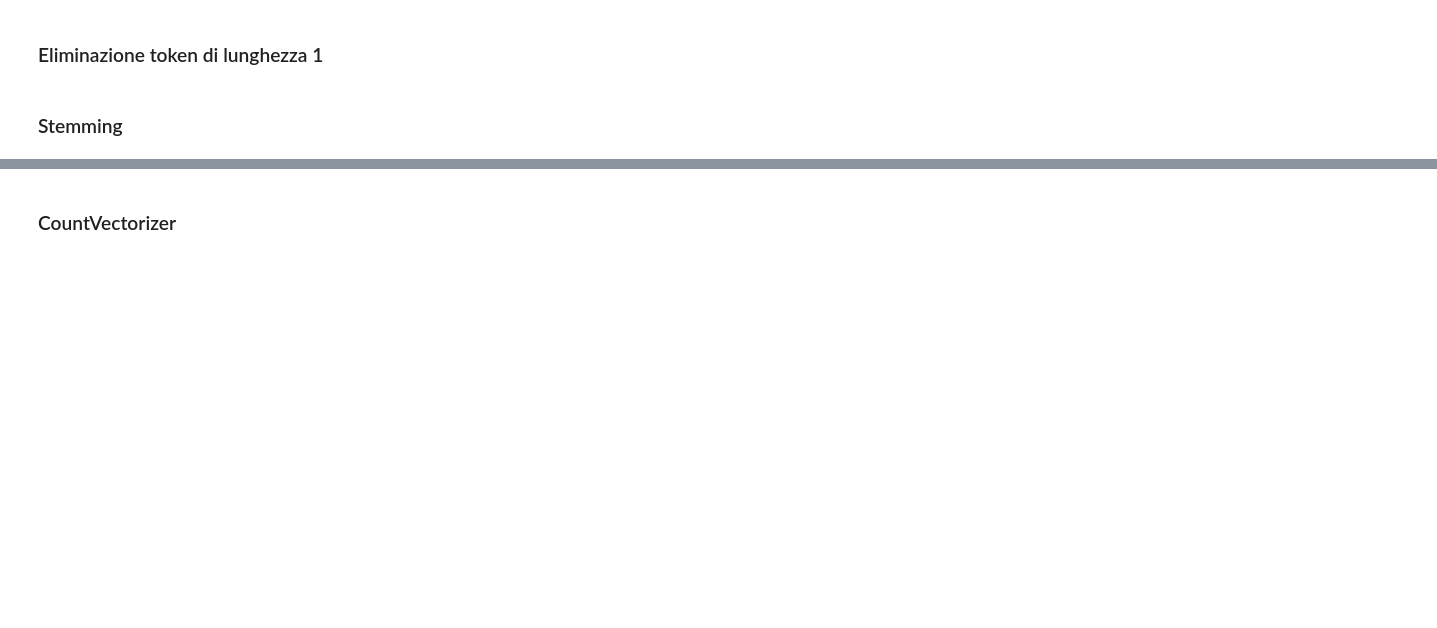
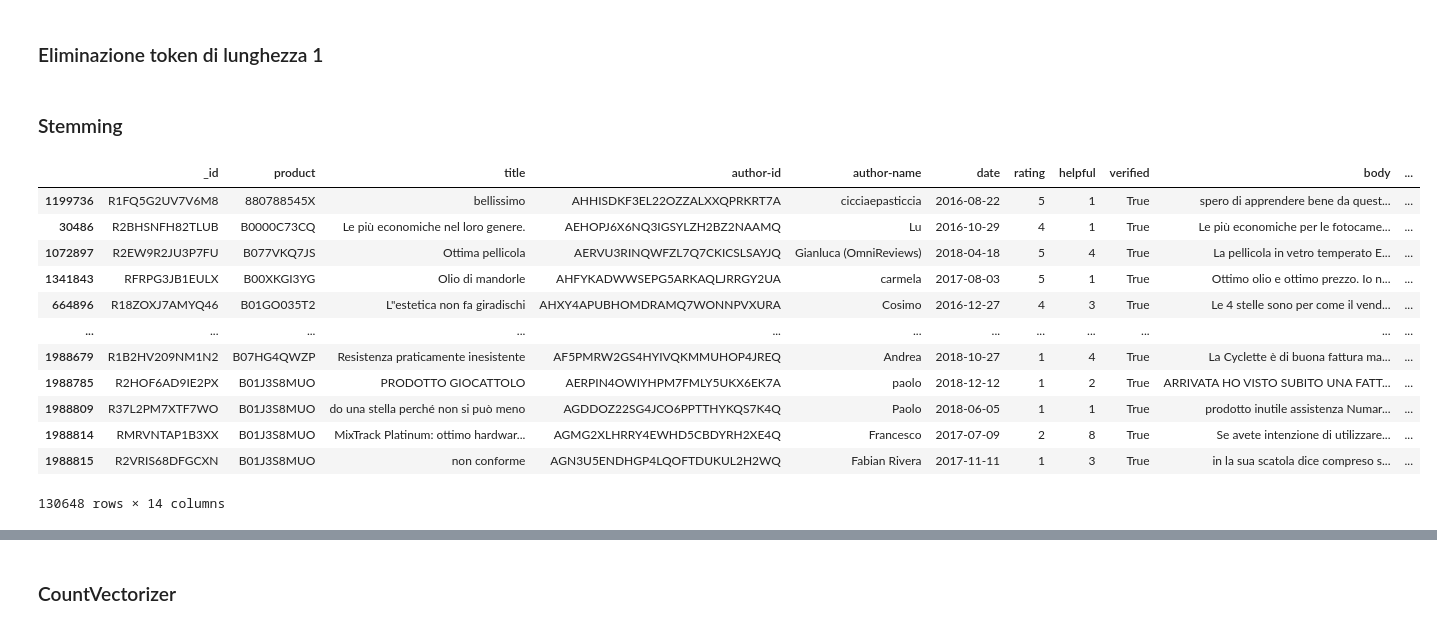
Before and after one commit to rpo19/DataAnalyticsProject, a Jupyter notebook: src/ML.ipynb, the cells around one changed output, grey strips where cells are left out. Saved outputs shown, nothing was run; the diff lists cells and outputs as text; code cells hidden in the pictures; blank space fills up the shorter version.

```diff
--- a/src/ML.ipynb
+++ b/src/ML.ipynb
@@ -227,5 +243,21 @@ new_dataReviews["stemming"]=[stemming_token(row["cleaned"], stemmer) for _, row
 #import ast
 
 #new_dataReviews["stemming"] = new_dataReviews["stemming"].progress_apply(str_to_list)
+# %%
+new_dataReviews
+# %% [output]
+|  | _id | product | title | author-id | author-name | date | rating | helpful | verified | body | ... |
+| 1199736 | R1FQ5G2UV7V6M8 | 880788545X | bellissimo | AHHISDKF3EL22OZZALXXQPRKRT7A | cicciaepasticcia | 2016-08-22 | 5 | 1 | True | spero di apprendere bene da quest... | ... |
+| 30486 | R2BHSNFH82TLUB | B0000C73CQ | Le più economiche nel loro genere. | AEHOPJ6X6NQ3IGSYLZH2BZ2NAAMQ | Lu | 2016-10-29 | 4 | 1 | True | Le più economiche per le fotocame... | ... |
+| 1072897 | R2EW9R2JU3P7FU | B077VKQ7JS | Ottima pellicola | AERVU3RINQWFZL7Q7CKICSLSAYJQ | Gianluca (OmniReviews) | 2018-04-18 | 5 | 4 | True | La pellicola in vetro temperato E... | ... |
+| 1341843 | RFRPG3JB1EULX | B00XKGI3YG | Olio di mandorle | AHFYKADWWSEPG5ARKAQLJRRGY2UA | carmela | 2017-08-03 | 5 | 1 | True | Ottimo olio e ottimo prezzo. Io n... | ... |
+| 664896 | R18ZOXJ7AMYQ46 | B01GO035T2 | L"estetica non fa giradischi | AHXY4APUBHOMDRAMQ7WONNPVXURA | Cosimo | 2016-12-27 | 4 | 3 | True | Le 4 stelle sono per come il vend... | ... |
+| ... | ... | ... | ... | ... | ... | ... | ... | ... | ... | ... | ... |
+| 1988679 | R1B2HV209NM1N2 | B07HG4QWZP | Resistenza praticamente inesistente | AF5PMRW2GS4HYIVQKMMUHOP4JREQ | Andrea | 2018-10-27 | 1 | 4 | True | La Cyclette è di buona fattura ma... | ... |
+| 1988785 | R2HOF6AD9IE2PX | B01J3S8MUO | PRODOTTO GIOCATTOLO | AERPIN4OWIYHPM7FMLY5UKX6EK7A | paolo | 2018-12-12 | 1 | 2 | True | ARRIVATA HO VISTO SUBITO UNA FATT... | ... |
+| 1988809 | R37L2PM7XTF7WO | B01J3S8MUO | do una stella perché non si può meno | AGDDOZ22SG4JCO6PPTTHYKQS7K4Q | Paolo | 2018-06-05 | 1 | 1 | True | prodotto inutile assistenza Numar... | ... |
+| 1988814 | RMRVNTAP1B3XX | B01J3S8MUO | MixTrack Platinum: ottimo hardwar... | AGMG2XLHRRY4EWHD5CBDYRH2XE4Q | Francesco | 2017-07-09 | 2 | 8 | True | Se avete intenzione di utilizzare... | ... |
+| 1988815 | R2VRIS68DFGCXN | B01J3S8MUO | non conforme | AGN3U5ENDHGP4LQOFTDUKUL2H2WQ | Fabian Rivera | 2017-11-11 | 1 | 3 | True | in la sua scatola dice compreso s... | ... |
+130648 rows × 14 columns
 # %%
 len(new_dataReviews)
```
Also changed, not shown: parts of 50 cells of this notebook, 1 other file.
